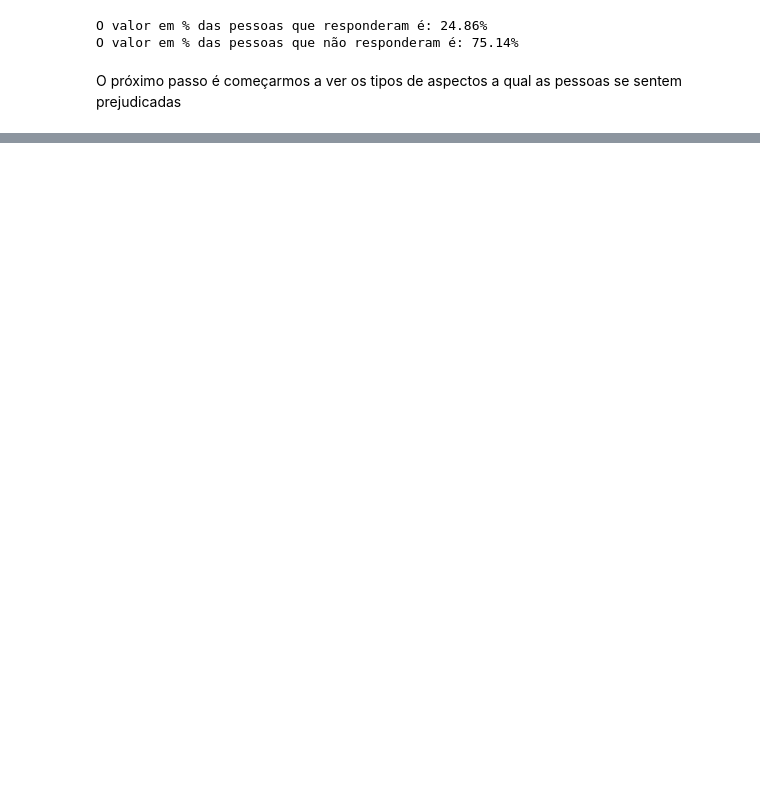
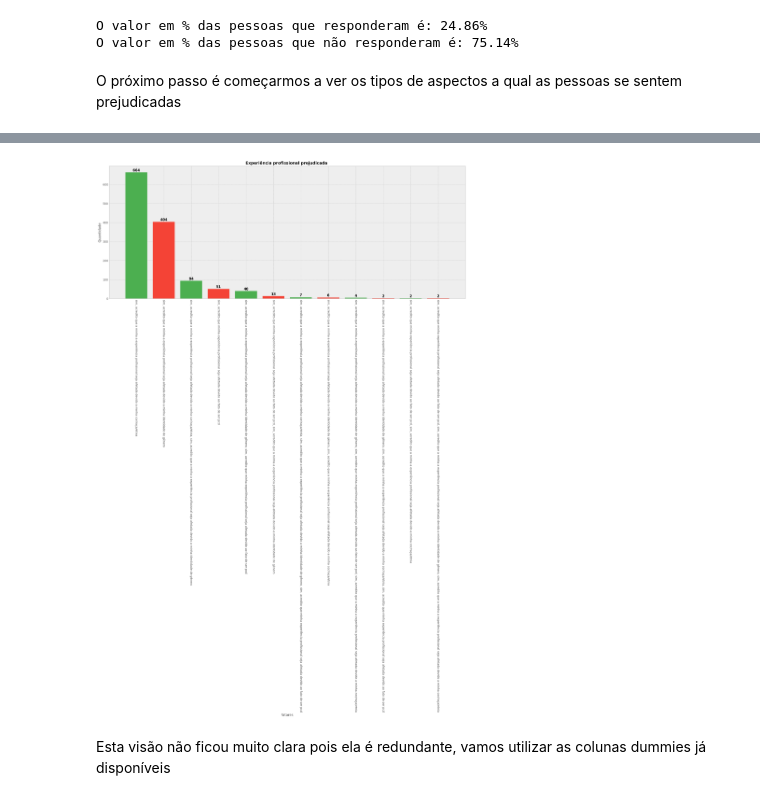
Before and after one commit to rodriguesgui/DC-Data-Glow-Up, a Jupyter notebook: src/main.ipynb, the cells around one changed output, grey strips where cells are left out. Saved outputs shown, nothing was run; the diff lists cells and outputs as text; code cells hidden in the pictures; blank space fills up the shorter version.

Commit message:
adicionando novas partes da eda

```diff
--- a/src/main.ipynb
+++ b/src/main.ipynb
@@ -571,0 +594,5 @@ plt.show()
+# %%
+valores_1e = df['1.e_experiencia_profissional_prejudicada'].value_counts()
+categorias_1e = df['1.e_experiencia_profissional_prejudicada'].unique()
+print(valores_1e)
+print(categorias_1e)
@@ -571,0 +617,28 @@ plt.show()
+# %%
+plt.style.use('bmh')
+
+fig, ax = plt.subplots(figsize=(20, 8))
+
+
+# Cria as barras
+barras = ax.bar(categorias_1e, valores_1e, color=['#4CAF50', '#F44336'])
+
+# Adiciona os valores em cima das barras
+for barra in barras:
+    altura = barra.get_height()
+    ax.text(barra.get_x() + barra.get_width() / 2, altura + 0.5, f'{int(altura)}',
+            ha='center', va='bottom', fontsize=12, fontweight='bold')
+
+# Títulos e rótulos
+ax.set_title('Experiência profissional prejudicada ', fontsize=14, fontweight='bold')
+ax.set_ylabel('Quantidade', fontsize=12)
+ax.set_xlabel('Fatores', fontsize=12)
+
+# Ajuste fino de layout
+plt.xticks(rotation=270)
+plt.tight_layout()
+plt.show()
+# %% [output]
+[figure, added]
+# %% [markdown]
+Esta visão não ficou muito clara pois ela é redundante, vamos utilizar as colunas dummies já disponíveis
```
Also changed, not shown: parts of 12 cells of this notebook.
